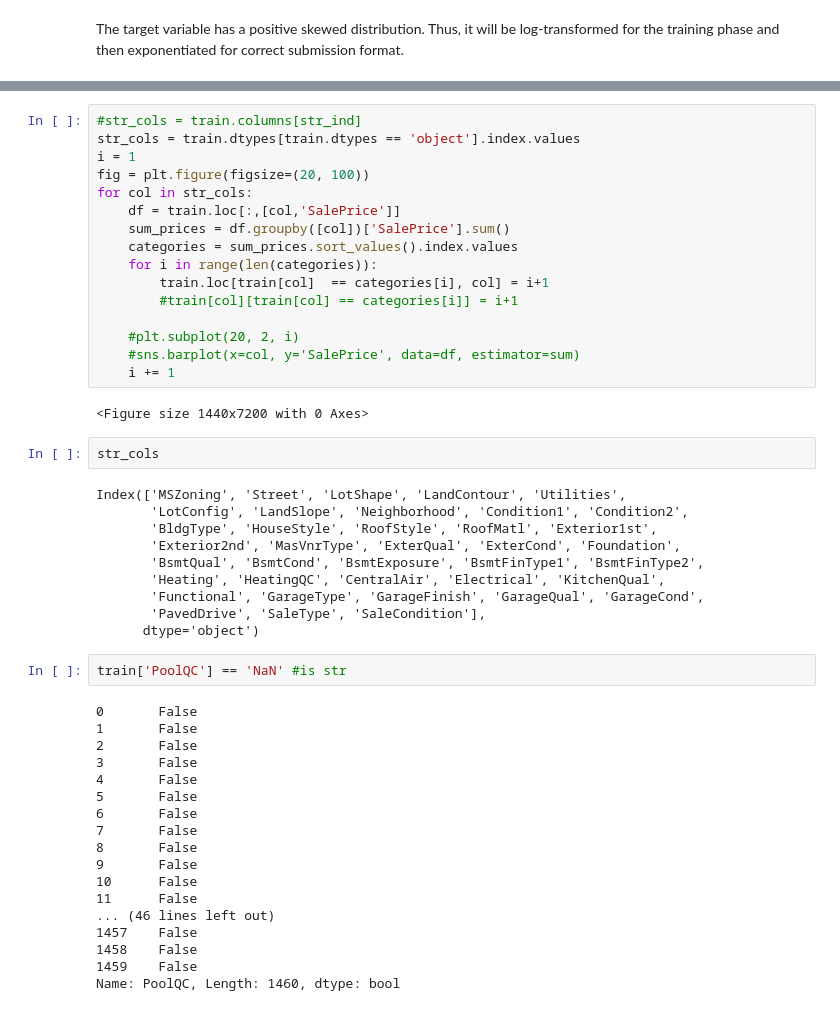
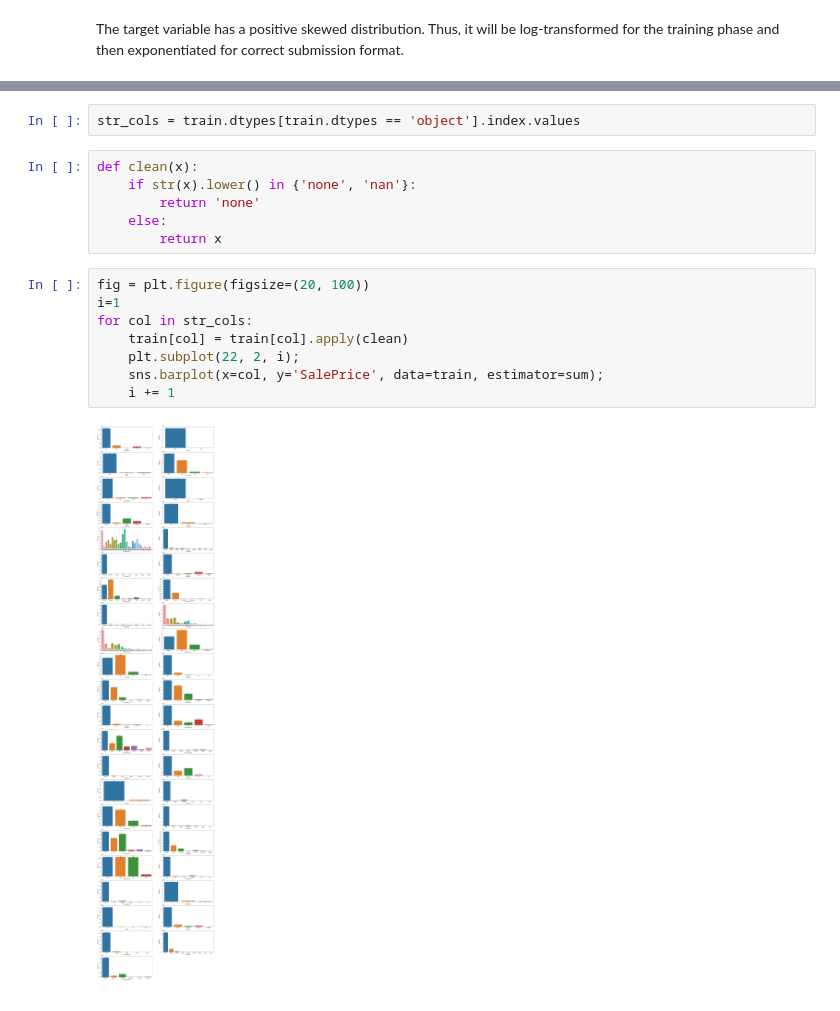
Before and after one commit to AGENT-O07/kaggle, a Jupyter notebook: HousePrices/EDA.ipynb, the cells around one changed output, grey strips where cells are left out. Drawn from its saved outputs; the diff is of its cells as text.

Commit message:
Data cleaning and feature engineering

```diff
--- a/HousePrices/EDA.ipynb
+++ b/HousePrices/EDA.ipynb
@@ -330,50 +133,18 @@ train[train['MSZoning'] == 'RH']
+# %%
+str_cols = train.dtypes[train.dtypes == 'object'].index.values
+# %%
+def clean(x):
+    if str(x).lower() in {'none', 'nan'}:
+        return 'none'
+    else:
+        return x
 # %%
-#str_cols = train.columns[str_ind]
-str_cols = train.dtypes[train.dtypes == 'object'].index.values
-i = 1
 fig = plt.figure(figsize=(20, 100))
+i=1
 for col in str_cols:
-    df = train.loc[:,[col,'SalePrice']]
-    sum_prices = df.groupby([col])['SalePrice'].sum()
-    categories = sum_prices.sort_values().index.values
-    for i in range(len(categories)):
-        train.loc[train[col]  == categories[i], col] = i+1
-        #train[col][train[col] == categories[i]] = i+1
-
-    #plt.subplot(20, 2, i)
-    #sns.barplot(x=col, y='SalePrice', data=df, estimator=sum)
+    train[col] = train[col].apply(clean)
+    plt.subplot(22, 2, i);
+    sns.barplot(x=col, y='SalePrice', data=train, estimator=sum);
     i += 1
 # %% [output]
-<Figure size 1440x7200 with 0 Axes>
+[figure, added]
-# %%
-str_cols
-# %% [output]
-Index(['MSZoning', 'Street', 'LotShape', 'LandContour', 'Utilities',
-       'LotConfig', 'LandSlope', 'Neighborhood', 'Condition1', 'Condition2',
-       'BldgType', 'HouseStyle', 'RoofStyle', 'RoofMatl', 'Exterior1st',
-       'Exterior2nd', 'MasVnrType', 'ExterQual', 'ExterCond', 'Foundation',
-       'BsmtQual', 'BsmtCond', 'BsmtExposure', 'BsmtFinType1', 'BsmtFinType2',
-       'Heating', 'HeatingQC', 'CentralAir', 'Electrical', 'KitchenQual',
-       'Functional', 'GarageType', 'GarageFinish', 'GarageQual', 'GarageCond',
-       'PavedDrive', 'SaleType', 'SaleCondition'],
-      dtype='object')
-# %%
-train['PoolQC'] == 'NaN' #is str
-# %% [output]
-0       False
-1       False
-2       False
-3       False
-4       False
-5       False
-6       False
-7       False
-8       False
-9       False
-10      False
-11      False
-... (46 lines left out)
-1457    False
-1458    False
-1459    False
-Name: PoolQC, Length: 1460, dtype: bool
```
Also changed, not shown: parts of 42 cells of this notebook, 2 other files.
